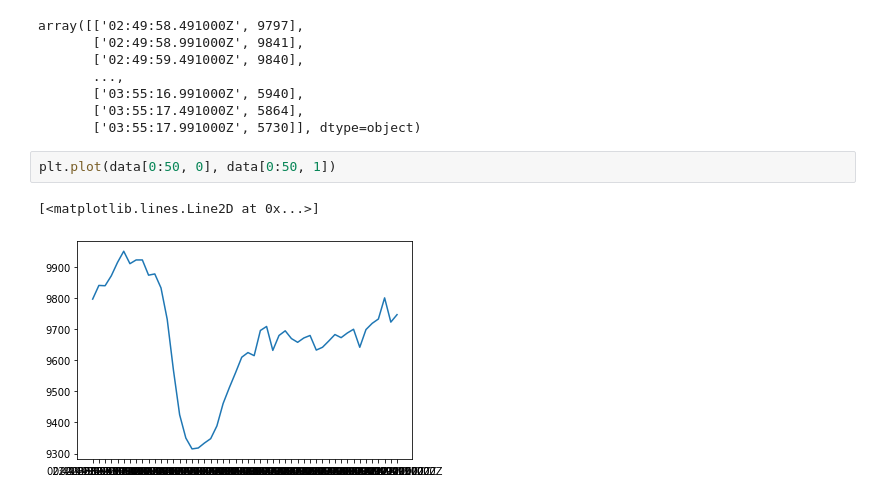
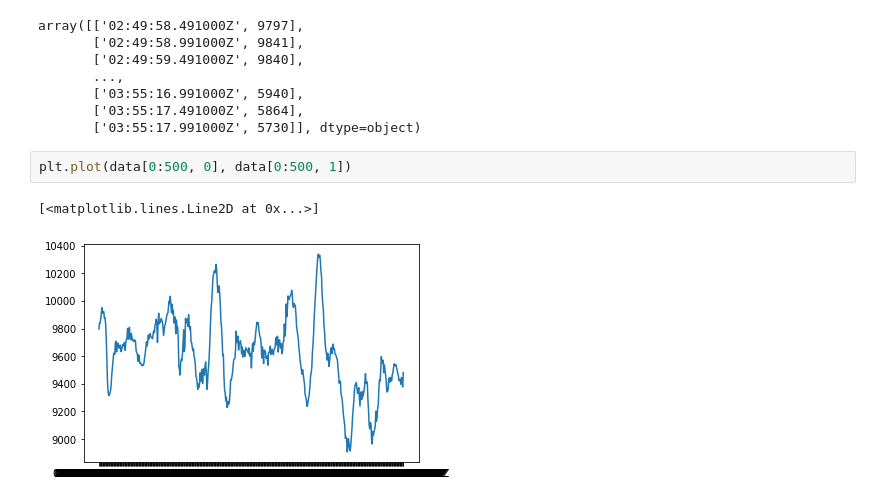
Before and after one commit to vivekdcn/Signal-Processing, a Jupyter notebook: PyBCN_2021.ipynb, the cells around one changed output. Cells and saved outputs as stored; diff of their text form.

```diff
--- a/PyBCN_2021.ipynb
+++ b/PyBCN_2021.ipynb
@@ -306,7 +309,7 @@ array([['02:49:58.491000Z', 9797],
        ['03:55:17.491000Z', 5864],
        ['03:55:17.991000Z', 5730]], dtype=object)
 # %%
-plt.plot(data[0:50, 0], data[0:50, 1])
+plt.plot(data[0:500, 0], data[0:500, 1])
 # %% [output]
 [<matplotlib.lines.Line2D at 0x...>]
-[figure, old version]
+[figure, new version]
```
Also changed, not shown: parts of 5 cells of this notebook.
